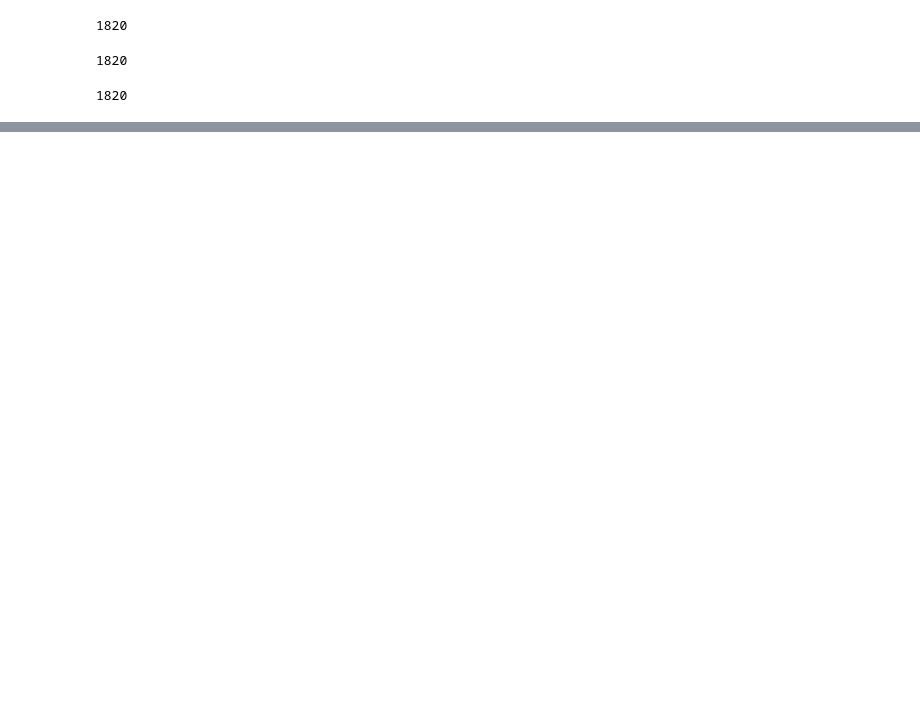
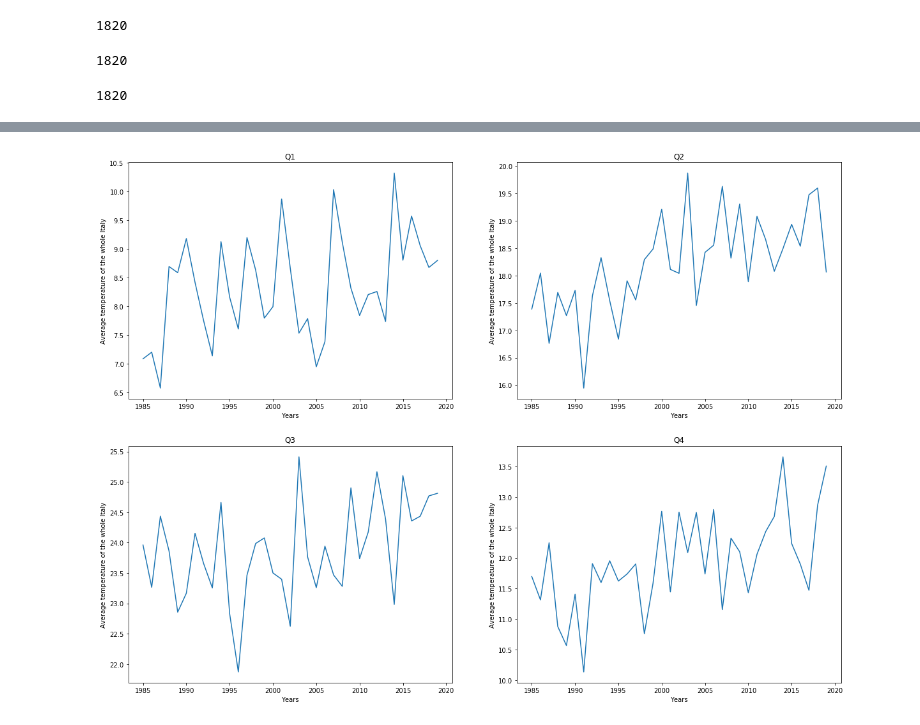
Before and after one commit to macejova/Project_PythonDataIES, a Jupyter notebook: Project actual data analysis.ipynb, the cells around one changed output, grey strips where cells are left out. Saved outputs shown, nothing was run; the diff lists cells and outputs as text; code cells hidden in the pictures; blank space fills up the shorter version.

```diff
--- a/Project actual data analysis.ipynb
+++ b/Project actual data analysis.ipynb
@@ -236,0 +134,11 @@ t_series_meanT_var_Q1=[meanT_var_Q1[i*35:((i+1)*35)] for i in range(52)]
+# %%
+''' Creating quarterly dataframes for the whole Italy '''
+all_ITA_Qs=[[pd.concat(q[i::35]) for i in range(int(len(q)/52))] for q in Qs]
+# %%
+''' Calculation of quarterly averages for the whole Italy data,
+       we can apply our pre-defined functions again if we change Q_list argument '''
+ITA_meanT_means_Qs=means("mean T",all_ITA_Qs)
+ITA_wind_means_Qs=means("wind",all_ITA_Qs)
+ITA_prec_means_Qs=means("prec",all_ITA_Qs)
+ITA_Tdiff_means_Qs=means("T diff",all_ITA_Qs)
+ITA_hum_means_Qs=means("humidity",all_ITA_Qs)
@@ -236,0 +251,5 @@ t_series_meanT_var_Q1=[meanT_var_Q1[i*35:((i+1)*35)] for i in range(52)]
+# %%
+''' Here we can see time series of average quarterly temperatures for the Italy as a whole '''
+weather_plots(ITA_meanT_means_Qs, "Average temperature of the whole Italy")
+# %% [output]
+[figure, added]
```
Also changed, not shown: parts of 54 cells of this notebook.
